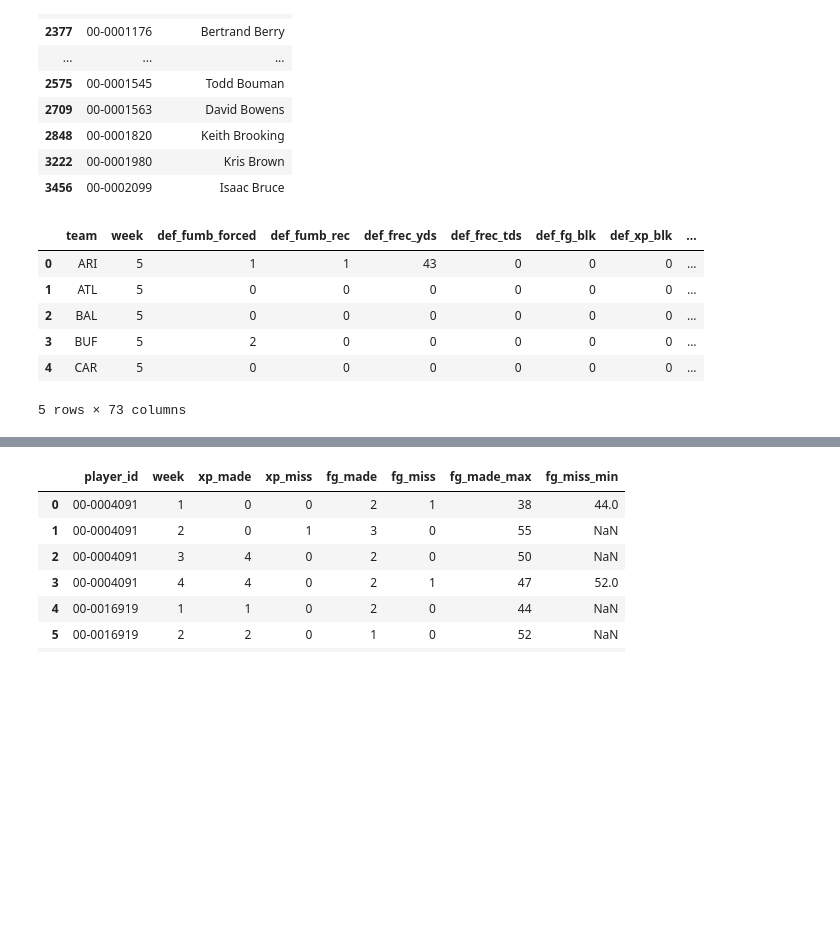
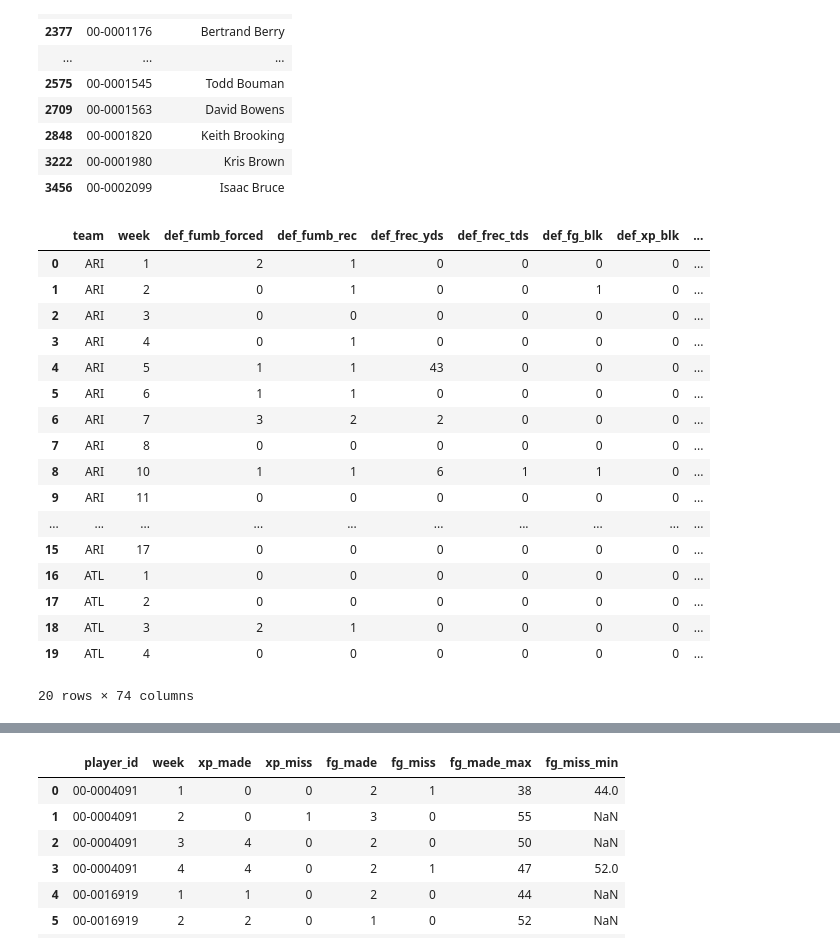
Before and after one commit to markertsean/Fantasy_Football, a Jupyter notebook: stats_generation/generate_sql.ipynb, the cells around one changed output, grey strips where cells are left out. Cells and saved outputs as stored; diff of their text form; code cells hidden in the pictures; blank space fills up the shorter version.

```diff
--- a/stats_generation/generate_sql.ipynb
+++ b/stats_generation/generate_sql.ipynb
@@ -113,7 +113,6 @@ query_str = (
 ",   SUM(play_player.defense_tkl)          as def_tkl_contributers "
 ",   SUM(play_player.defense_tkl_loss)     as def_tkl_loss "
 ",   SUM(play_player.defense_tkl_loss_yds) as def_tkl_loss_yds "
-",   AVG(play_player.defense_tkl_loss_yds) as def_tkl_loss_yds_avg "   #
 
 ",   SUM(play_player.fumbles_forced)    as off_fumb_forced "
 ",   SUM(play_player.fumbles_notforced) as off_fumb_nforced "
@@ -130,7 +129,6 @@ query_str = (
 
 ",   SUM(play_player.kicking_tot)       as kickoffs "
 ",   SUM(play_player.kicking_all_yds)   as kickoff_all_yds "
-",   AVG(play_player.kicking_all_yds)   as kickoff_all_yds_avg "      #
 ",   SUM(play_player.kicking_i20)       as kickoff_in_20 "
 ",   SUM(play_player.kicking_rec)       as kickoff_own_recovery "
 ",   SUM(play_player.kicking_rec_tds)   as kickoff_own_recovery_tds "
@@ -141,16 +139,16 @@ query_str = (
 ",   SUM(play_player.kicking_fgm)       as fg_made "
 ",   SUM(play_player.kicking_fgmissed)  as fg_miss "
 ",   SUM(play_player.kicking_fgm_yds)   as fg_yds "
-",   MAX(play_player.kicking_fgm_yds)   as fg_yds_max "               #
+",   MAX(play_player.kicking_fgm_yds)   as fg_yds_max "
 ",   SUM(play_player.kicking_fgmissed_yds) as fg_miss_yds "
-",   MIN(play_player.kicking_fgmissed_yds) as fg_miss_yds_min "       #
+",   MIN(NULLIF(play_player.kicking_fgmissed_yds,0)) as fg_miss_yds_min "
+
 ",   SUM(play_player.kicking_xpa)       as xp_att "
 ",   SUM(play_player.kicking_xpb)       as xp_blk "
 ",   SUM(play_player.kicking_xpmade)    as xp_made "
 ",   SUM(play_player.kicking_xpmissed)  as xp_miss "
-",   SUM(play_player.kickret_ret)       as kickret "
+",   SUM(play_player.kickret_ret)       as kickrets"
 ",   SUM(play_player.kickret_yds)       as kickret_yds "
-",   AVG(play_player.kickret_yds)       as kickret_yds_avg "           #
 ",   SUM(play_player.kickret_tds)       as kickret_tds "
 ",   SUM(play_player.kickret_touchback) as kickret_touchback "
 
@@ -159,39 +157,56 @@ query_str = (
 ",   SUM(play_player.passing_incmp)  as pass_incmp "
 ",   SUM(play_player.passing_int)    as pass_int "
 ",   SUM(play_player.passing_sk)     as pass_sack "
 ",   SUM(play_player.passing_sk_yds) as pass_sack_yds "
 ",   SUM(play_player.passing_tds)    as pass_tds "
 ",   SUM(play_player.passing_yds)    as pass_yds "
 
 ",   SUM(play_player.rushing_att)      as rush_att "
 ",   SUM(play_player.rushing_yds)      as rush_yds "
 ",   SUM(play_player.rushing_tds)      as rush_tds "
 ",   SUM(play_player.rushing_loss)     as rush_loss "
 ",   SUM(play_player.rushing_loss_yds) as rush_loss_yds "
 
 
 " FROM game "
 " JOIN play_player "
 " ON game.gsis_id = play_player.gsis_id "
 
 " WHERE game.season_year = 2013 "
 "  AND game.season_type = 'Regular' "
 "  AND game.finished    = TRUE "
 
-"AND game.week=5"
-
 " GROUP BY play_player.team, game.week "
 " ORDER BY play_player.team, game.week "
-" LIMIT 5 "
 )
 
 df = pd.read_sql_query(query_str,con=engine)
+
+df['kickoff_all_yds_avg' ] = df['kickoff_all_yds' ] / df['kickoffs'    ]
+df['def_tkl_loss_yds_avg'] = df['def_tkl_loss_yds'] / df['def_tkl_loss']
+df['kickret_yds_avg'     ] = df['kickret_yds'     ] / df['kickrets'    ]
+df['puntret_yds_avg'     ] = df['punt_ret_yds'    ] / df['punts'    ]
+
+td_cols = filter(lambda x: '_tds' in x, df.columns.values)
+df['tds'] = df[td_cols].aggregate('sum',axis=1)
+
 df.head(20)
 # %% [output]
 |  | team | week | def_fumb_forced | def_fumb_rec | def_frec_yds | def_frec_tds | def_fg_blk | def_xp_blk | ... |
-| 0 | ARI | 5 | 1 | 1 | 43 | 0 | 0 | 0 | ... |
-| 1 | ATL | 5 | 0 | 0 | 0 | 0 | 0 | 0 | ... |
-| 2 | BAL | 5 | 0 | 0 | 0 | 0 | 0 | 0 | ... |
-| 3 | BUF | 5 | 2 | 0 | 0 | 0 | 0 | 0 | ... |
-| 4 | CAR | 5 | 0 | 0 | 0 | 0 | 0 | 0 | ... |
+| 0 | ARI | 1 | 2 | 1 | 0 | 0 | 0 | 0 | ... |
+| 1 | ARI | 2 | 0 | 1 | 0 | 0 | 1 | 0 | ... |
+| 2 | ARI | 3 | 0 | 0 | 0 | 0 | 0 | 0 | ... |
+| 3 | ARI | 4 | 0 | 1 | 0 | 0 | 0 | 0 | ... |
+| 4 | ARI | 5 | 1 | 1 | 43 | 0 | 0 | 0 | ... |
+| 5 | ARI | 6 | 1 | 1 | 0 | 0 | 0 | 0 | ... |
+| 6 | ARI | 7 | 3 | 2 | 2 | 0 | 0 | 0 | ... |
+| 7 | ARI | 8 | 0 | 0 | 0 | 0 | 0 | 0 | ... |
+| 8 | ARI | 10 | 1 | 1 | 6 | 1 | 1 | 0 | ... |
+| 9 | ARI | 11 | 0 | 0 | 0 | 0 | 0 | 0 | ... |
+| ... | ... | ... | ... | ... | ... | ... | ... | ... | ... |
+| 15 | ARI | 17 | 0 | 0 | 0 | 0 | 0 | 0 | ... |
+| 16 | ATL | 1 | 0 | 0 | 0 | 0 | 0 | 0 | ... |
+| 17 | ATL | 2 | 0 | 0 | 0 | 0 | 0 | 0 | ... |
+| 18 | ATL | 3 | 2 | 1 | 0 | 0 | 0 | 0 | ... |
+| 19 | ATL | 4 | 0 | 0 | 0 | 0 | 0 | 0 | ... |
-5 rows × 73 columns
+20 rows × 74 columns
```
Also changed, not shown: parts of 2 cells of this notebook.
